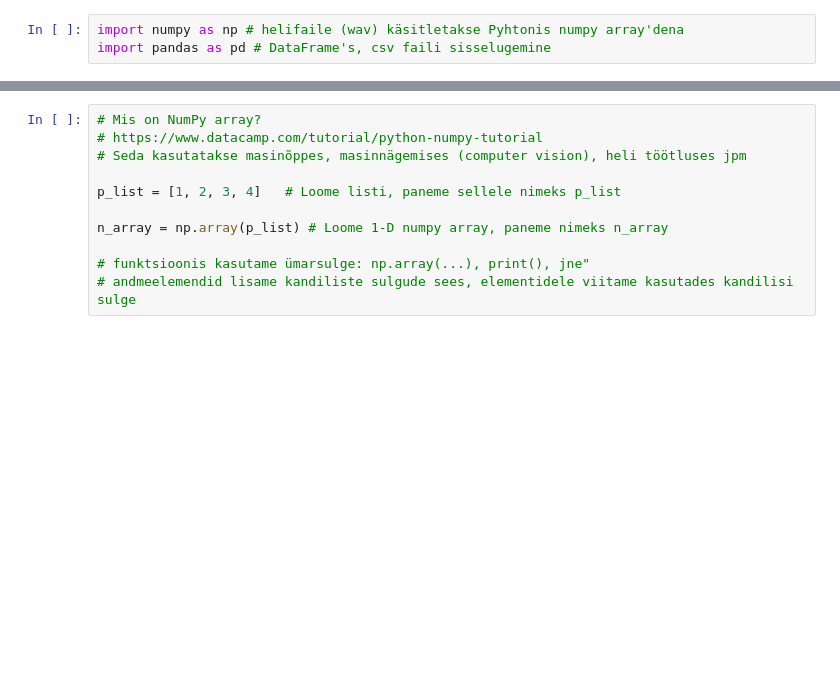
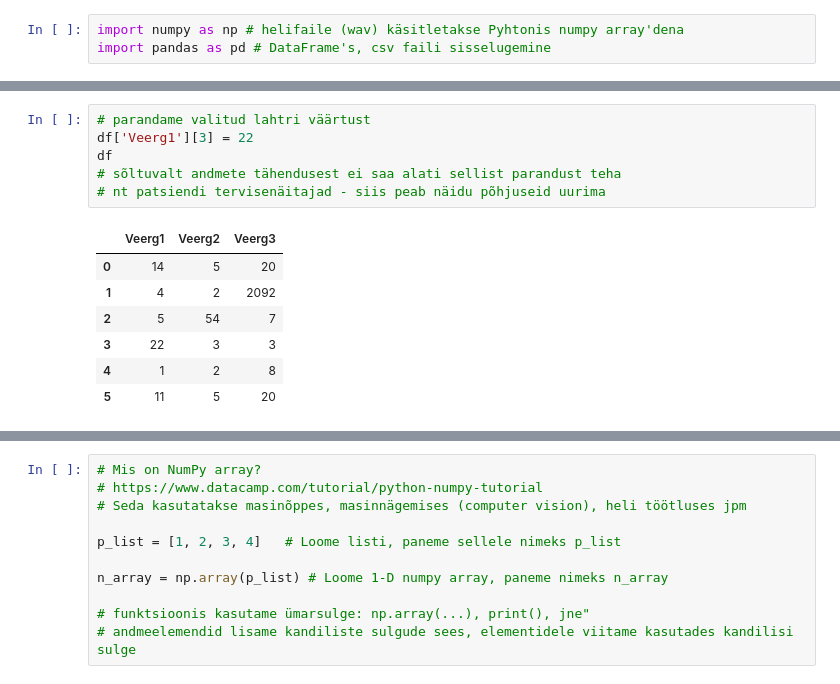
Before and after one commit to teetlohmus/pjk, a Jupyter notebook: pjk-10-klass-nparray-dataframe-dictionary.ipynb, the cells around one changed output, grey strips where cells are left out. Saved outputs shown, nothing was run; the diff lists cells and outputs as text; blank space fills up the shorter version.

```diff
--- a/pjk-10-klass-nparray-dataframe-dictionary.ipynb
+++ b/pjk-10-klass-nparray-dataframe-dictionary.ipynb
@@ -5,0 +77,14 @@ import pandas as pd # DataFrame's, csv faili sisselugemine
+# %%
+# parandame valitud lahtri väärtust
+df['Veerg1'][3] = 22
+df
+# sõltuvalt andmete tähendusest ei saa alati sellist parandust teha
+# nt patsiendi tervisenäitajad - siis peab näidu põhjuseid uurima
+# %% [output]
+|  | Veerg1 | Veerg2 | Veerg3 |
+| 0 | 14 | 5 | 20 |
+| 1 | 4 | 2 | 2092 |
+| 2 | 5 | 54 | 7 |
+| 3 | 22 | 3 | 3 |
+| 4 | 1 | 2 | 8 |
+| 5 | 11 | 5 | 20 |
```
Also changed, not shown: parts of 20 cells of this notebook.
